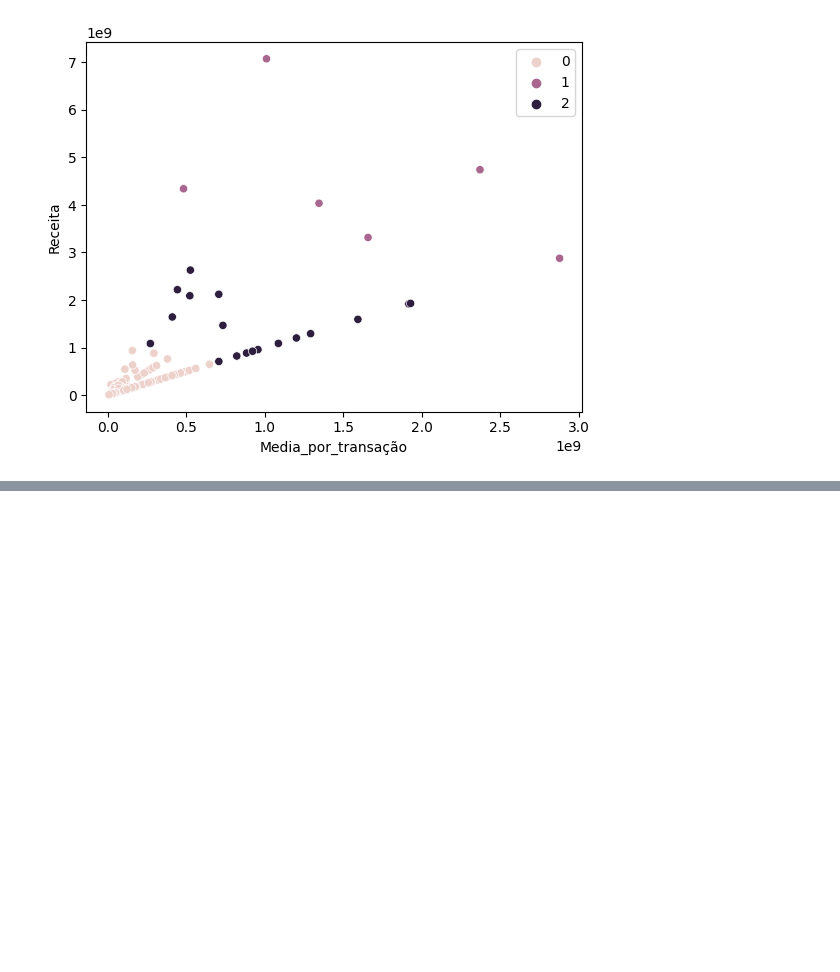
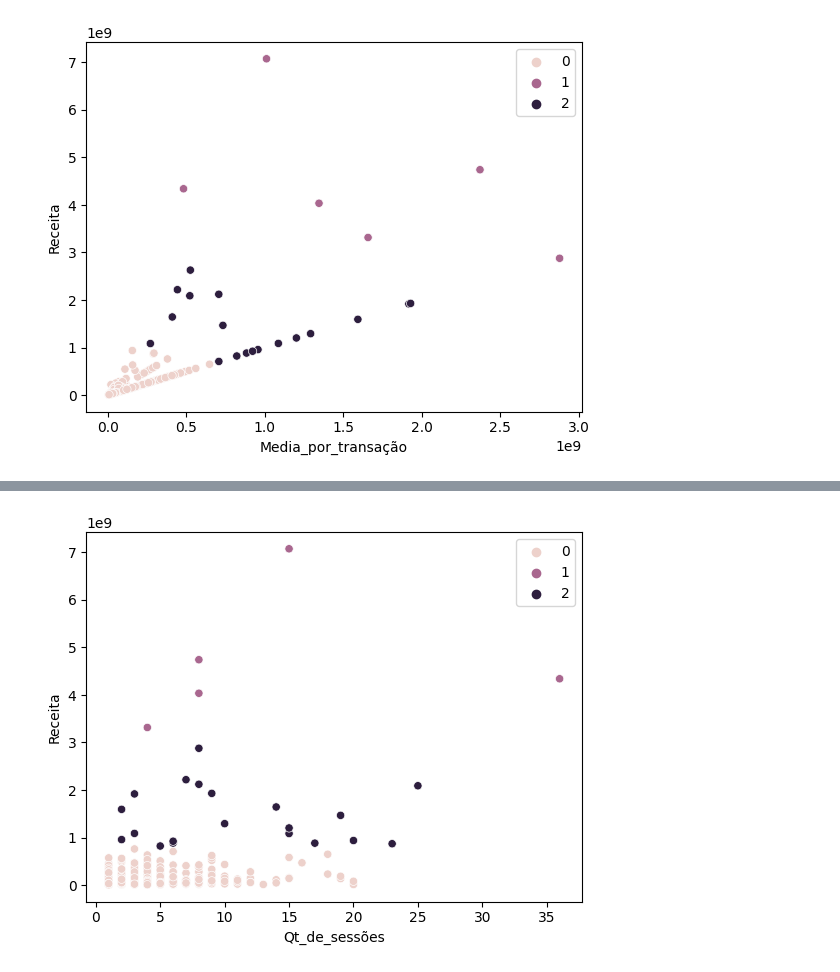
Before and after one commit to dedeh961/Exercicio_SQL_ML, a Jupyter notebook: Part2.ipynb, the cells around one changed output, grey strips where cells are left out. Drawn from its saved outputs; the diff is of its cells as text; code cells hidden in the pictures; blank space fills up the shorter version.

```diff
--- a/Part2.ipynb
+++ b/Part2.ipynb
@@ -88,0 +102,10 @@ plt.show()
+# %%
+#Clusterizando clientes por receita e quantidade de sessões
+amostra2=atv1[['Receita','Qt_de_sessões']]
+amostra2=amostra2[amostra2['Qt_de_sessões']<40]
+km2 = KMeans(n_clusters=3)
+label2=km2.fit_predict(amostra2)
+sns.scatterplot(data=amostra2, x='Qt_de_sessões',y='Receita',hue=label2)
+plt.show()
+# %% [output]
+[figure, added]
```
Also changed, not shown: parts of 2 cells of this notebook.
